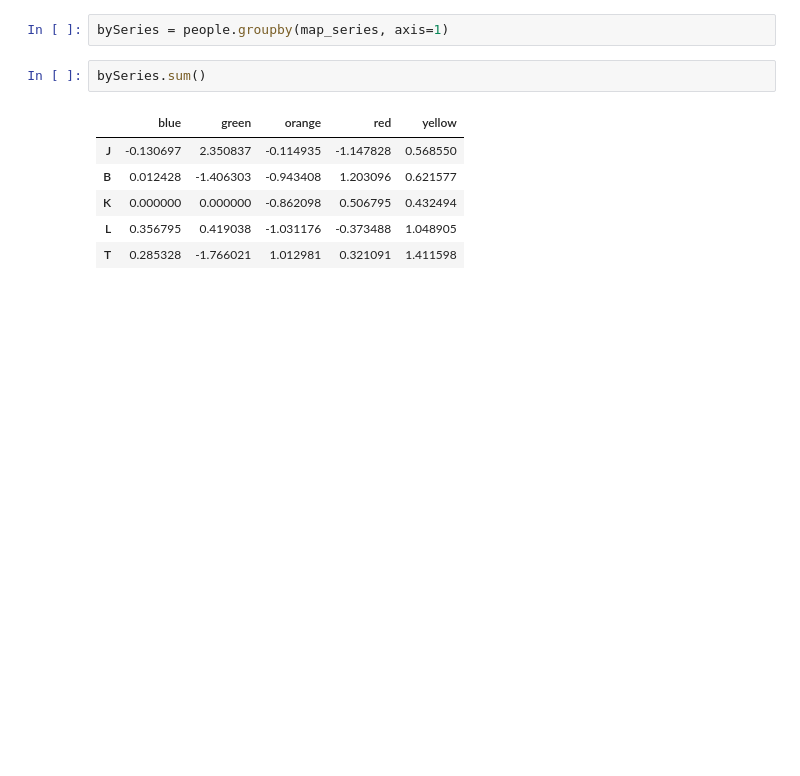
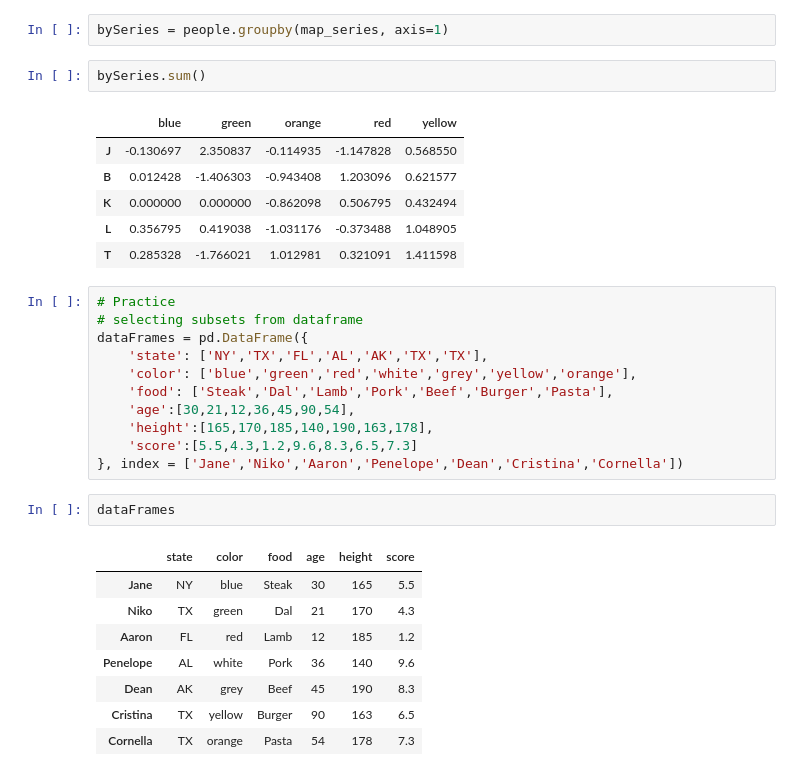
Before and after one commit to ddb95/BooksandCode, a Jupyter notebook: PythonForDataAnalysisWesMcKinneyBook/Chapter_10_Data_Aggregation_and_Group_Operations.ipynb, the cells around one changed output. Drawn from its saved outputs; the diff is of its cells as text; blank space fills up the shorter version.

Commit message:
practice loc

```diff
--- a/PythonForDataAnalysisWesMcKinneyBook/Chapter_10_Data_Aggregation_and_Group_Operations.ipynb
+++ b/PythonForDataAnalysisWesMcKinneyBook/Chapter_10_Data_Aggregation_and_Group_Operations.ipynb
@@ -342,3 +342,25 @@ bySeries.sum()
 | K | 0.000000 | 0.000000 | -0.862098 | 0.506795 | 0.432494 |
 | L | 0.356795 | 0.419038 | -1.031176 | -0.373488 | 1.048905 |
 | T | 0.285328 | -1.766021 | 1.012981 | 0.321091 | 1.411598 |
+# %%
+# Practice
+# selecting subsets from dataframe
+dataFrames = pd.DataFrame({
+    'state': ['NY','TX','FL','AL','AK','TX','TX'],
+    'color': ['blue','green','red','white','grey','yellow','orange'],
+    'food': ['Steak','Dal','Lamb','Pork','Beef','Burger','Pasta'],
+    'age':[30,21,12,36,45,90,54],
+    'height':[165,170,185,140,190,163,178],
+    'score':[5.5,4.3,1.2,9.6,8.3,6.5,7.3]
+}, index = ['Jane','Niko','Aaron','Penelope','Dean','Cristina','Cornella'])
+# %%
+dataFrames
+# %% [output]
+|  | state | color | food | age | height | score |
+| Jane | NY | blue | Steak | 30 | 165 | 5.5 |
+| Niko | TX | green | Dal | 21 | 170 | 4.3 |
+| Aaron | FL | red | Lamb | 12 | 185 | 1.2 |
+| Penelope | AL | white | Pork | 36 | 140 | 9.6 |
+| Dean | AK | grey | Beef | 45 | 190 | 8.3 |
+| Cristina | TX | yellow | Burger | 90 | 163 | 6.5 |
+| Cornella | TX | orange | Pasta | 54 | 178 | 7.3 |
```
Also changed, not shown: parts of 11 cells of this notebook.
